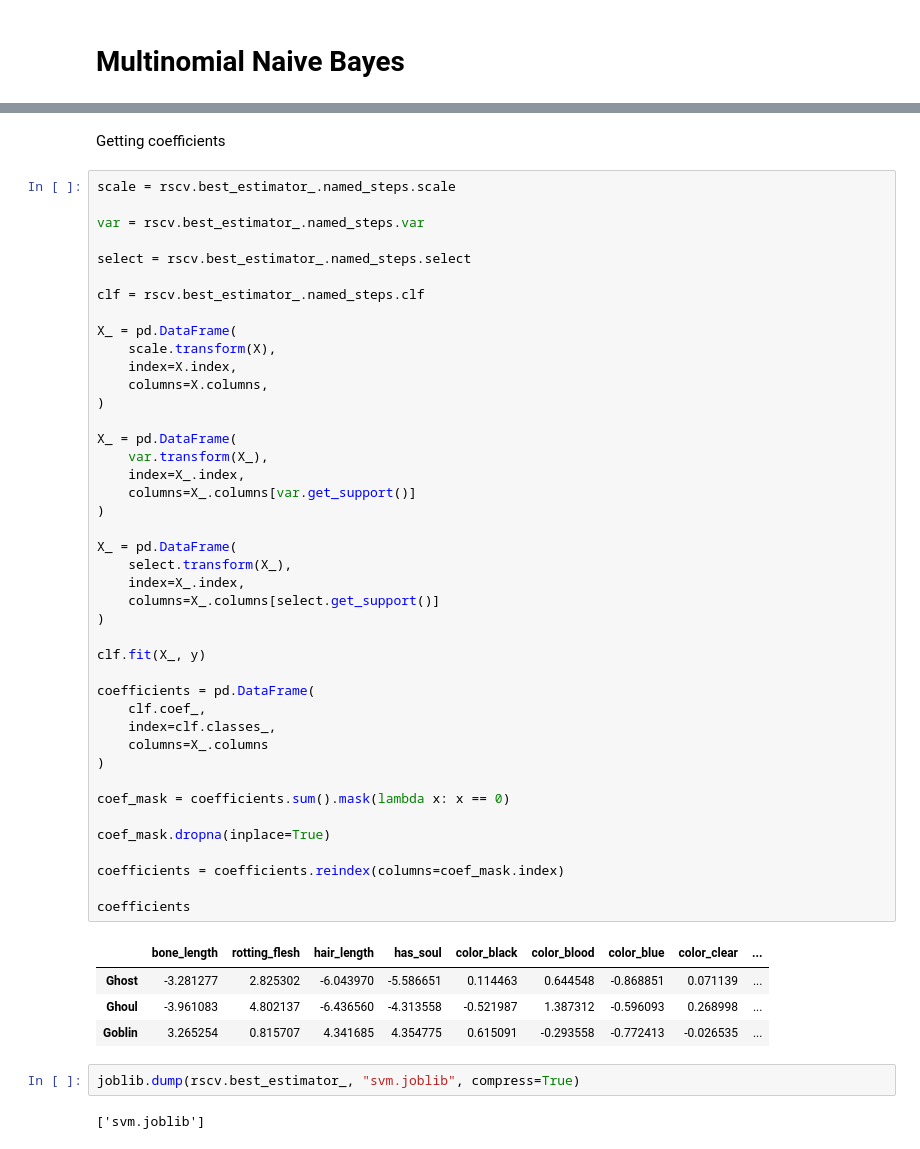
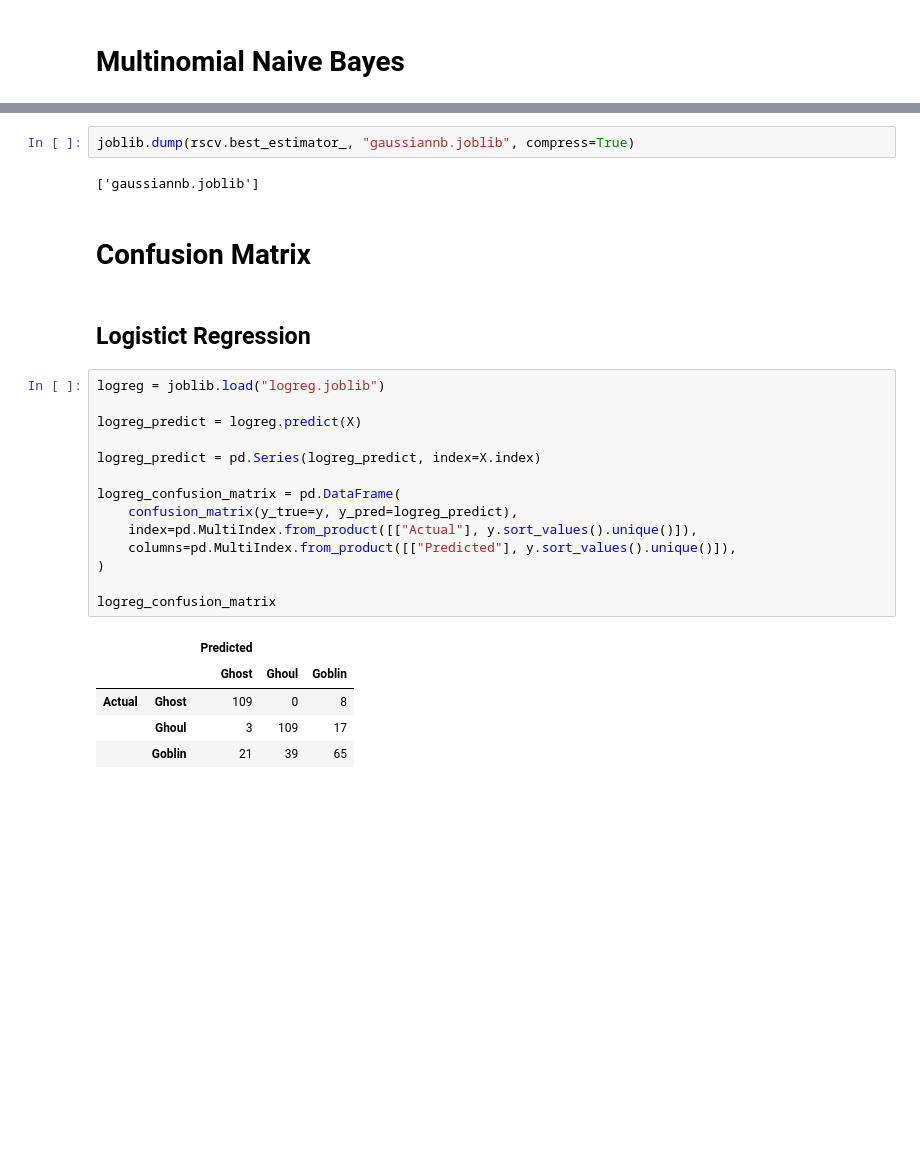
Before and after one commit to it176131/Ghouls-Goblins-and-Ghosts...-Boo-, a Jupyter notebook: Ghouls, Goblins, and Ghosts... Boo!.ipynb, the cells around one changed output, grey strips where cells are left out. Saved outputs shown, nothing was run; the diff lists cells and outputs as text; blank space fills up the shorter version.

```diff
--- a/Ghouls, Goblins, and Ghosts... Boo!.ipynb
+++ b/Ghouls, Goblins, and Ghosts... Boo!.ipynb
@@ -590,53 +678,28 @@ weighted avg       0.69      0.70      0.69       112
-# %% [markdown]
-Getting coefficients
-# %%
-scale = rscv.best_estimator_.named_steps.scale
-
-var = rscv.best_estimator_.named_steps.var
-
-select = rscv.best_estimator_.named_steps.select
-
-clf = rscv.best_estimator_.named_steps.clf
-
-X_ = pd.DataFrame(
-    scale.transform(X),
-    index=X.index,
-    columns=X.columns,
-)
-
-X_ = pd.DataFrame(
-    var.transform(X_),
-    index=X_.index,
-    columns=X_.columns[var.get_support()]
-)
-
-X_ = pd.DataFrame(
-    select.transform(X_),
-    index=X_.index,
-    columns=X_.columns[select.get_support()]
-)
-
-clf.fit(X_, y)
-
-coefficients = pd.DataFrame(
-    clf.coef_,
-    index=clf.classes_,
-    columns=X_.columns
-)
-
-coef_mask = coefficients.sum().mask(lambda x: x == 0)
-
-coef_mask.dropna(inplace=True)
-
-coefficients = coefficients.reindex(columns=coef_mask.index)
-
-coefficients
-# %% [output]
-|  | bone_length | rotting_flesh | hair_length | has_soul | color_black | color_blood | color_blue | color_clear | ... |
-| Ghost | -3.281277 | 2.825302 | -6.043970 | -5.586651 | 0.114463 | 0.644548 | -0.868851 | 0.071139 | ... |
-| Ghoul | -3.961083 | 4.802137 | -6.436560 | -4.313558 | -0.521987 | 1.387312 | -0.596093 | 0.268998 | ... |
-| Goblin | 3.265254 | 0.815707 | 4.341685 | 4.354775 | 0.615091 | -0.293558 | -0.772413 | -0.026535 | ... |
 # %%
-joblib.dump(rscv.best_estimator_, "svm.joblib", compress=True)
+joblib.dump(rscv.best_estimator_, "gaussiannb.joblib", compress=True)
 # %% [output]
-['svm.joblib']
+['gaussiannb.joblib']
+# %% [markdown]
+# Confusion Matrix
+# %% [markdown]
+## Logistict Regression
+# %%
+logreg = joblib.load("logreg.joblib")
+
+logreg_predict = logreg.predict(X)
+
+logreg_predict = pd.Series(logreg_predict, index=X.index)
+
+logreg_confusion_matrix = pd.DataFrame(
+    confusion_matrix(y_true=y, y_pred=logreg_predict),
+    index=pd.MultiIndex.from_product([["Actual"], y.sort_values().unique()]),
+    columns=pd.MultiIndex.from_product([["Predicted"], y.sort_values().unique()]),
+)
+
+logreg_confusion_matrix
+# %% [output]
+|  |  | Predicted |  |  |
+|  |  | Ghost | Ghoul | Goblin |
+| Actual | Ghost | 109 | 0 | 8 |
+|  | Ghoul | 3 | 109 | 17 |
+|  | Goblin | 21 | 39 | 65 |
```
Also changed, not shown: parts of 13 cells of this notebook.
